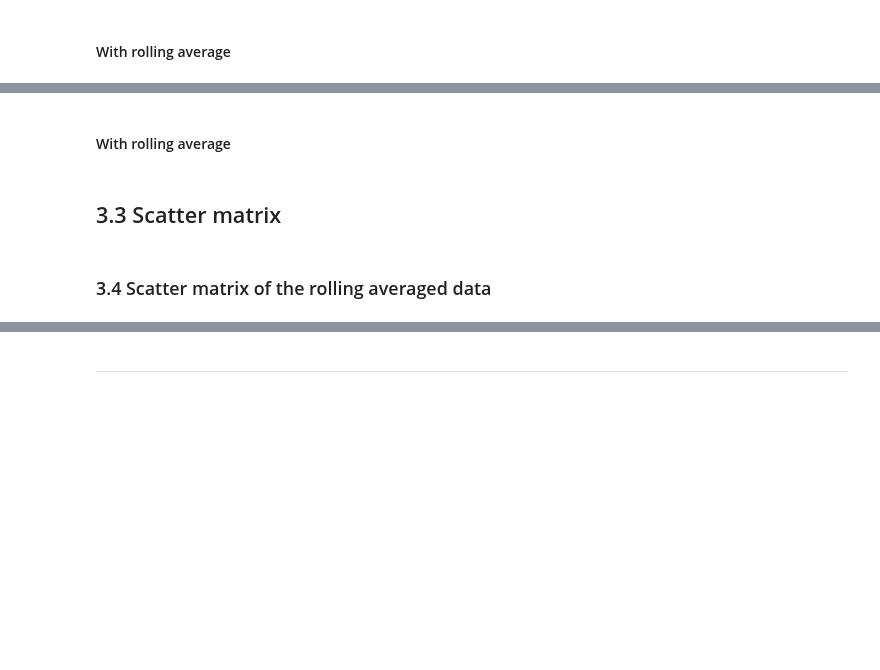
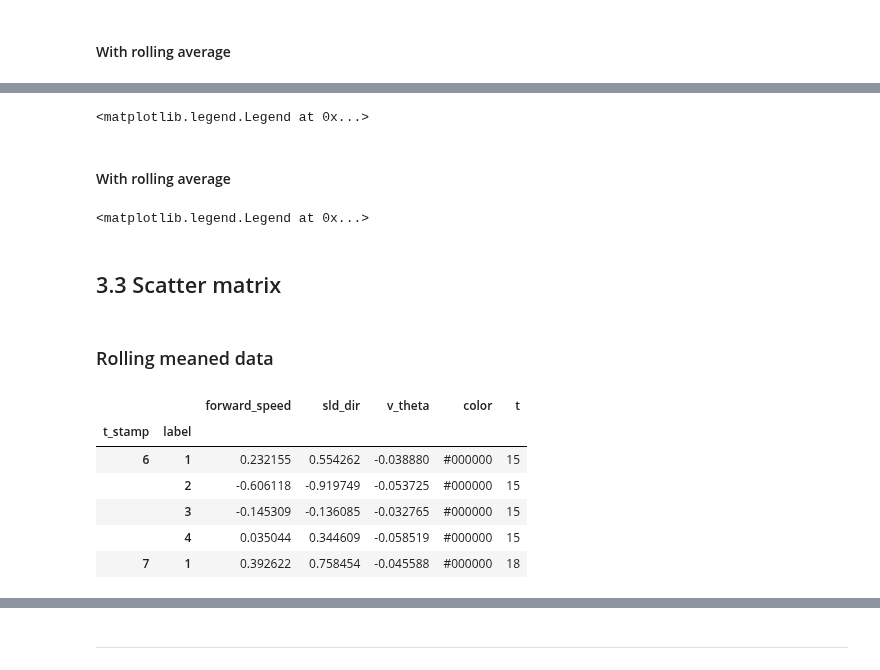
Before and after one commit to glyg/notebooks, a Jupyter notebook: cell-tracker/Multiple movies.ipynb, the cells around one changed output, grey strips where cells are left out. Cells and saved outputs as stored; diff of their text form; code cells hidden in the pictures; blank space fills up the shorter version.

```diff
--- a/cell-tracker/Multiple movies.ipynb
+++ b/cell-tracker/Multiple movies.ipynb
@@ -213,7 +230,8 @@ ax.legend(loc='center left', bbox_to_anchor=(1, 0.5))
 # %% [markdown]
 #### With rolling average
 # %%
-measure = 'dir_shift'
+for measure in interesting_cols:
+
 
 plt.figure(figsize=(12, 4))
 
@@ -226,11 +244,7 @@ for i, name in enumerate(interesting):
                                                     label=name, width=width, edgecolor='none')
 
 ax = plt.gca()
-ax.set_xlim(-1, 1)
+ax.set_xlim(*limits[measure])
 
-### legend outside
-# Shrink current axis by 30%
-box = ax.get_position()
-ax.set_position([box.x0, box.y0, box.width * 0.5, box.height])
-ax.set_title('Direction shift')
-ax.legend(loc='center left', bbox_to_anchor=(1, 0.5))
+ax.set_xlabel(labels[measure])
+ax.legend(loc='best')
@@ -241,11 +257,14 @@ fig, axes = plt.subplots(len(interesting_cols), 1, figsize=(6, 15))
 
 for name in interesting:
     for ax, measure in zip(axes.flat, interesting_cols):
-        rolling_meaned.loc[name].dropna()[measure].plot(kind='kde',
-                                                       c=rolling_meaned.loc[name]['color'].iloc[0],
-                                                       ax=ax)
+        measure_pools.loc[name].dropna()[measure].plot(kind='kde',
+                                                       c=cluster_colors[name],
+                                                       ax=ax, label=name, lw=2)
         ax.set_xlabel(labels[measure])
         ax.set_xlim(*limits[measure])
+ax.legend()
+# %% [output]
+<matplotlib.legend.Legend at 0x...>
 # %% [markdown]
 #### With rolling average
 # %%
@@ -254,10 +273,13 @@ fig, axes = plt.subplots(len(interesting_cols), 1, figsize=(6, 15))
 for name in interesting:
     for ax, measure in zip(axes.flat, interesting_cols):
         rolling_meaned.loc[name].dropna()[measure].plot(kind='kde',
-                                                       c=rolling_meaned.loc[name]['color'].iloc[0],
-                                                       ax=ax)
+                                                       c=cluster_colors[name],
+                                                       ax=ax, label=name, lw=2)
         ax.set_xlabel(labels[measure])
         ax.set_xlim(*limits[measure])
+ax.legend()
+# %% [output]
+<matplotlib.legend.Legend at 0x...>
 # %% [markdown]
 ## 3.3 Scatter matrix
 # %%
@@ -270,4 +293,4 @@ axes = scatter_matrix(measure_pools.loc[interesting][interesting_cols],
 plt.draw()
-# %% [markdown]
-### 3.4 Scatter matrix of the rolling averaged data
+# %% [markdown]
+### Rolling meaned data
 # %%
@@ -276,9 +300,10 @@ axes = scatter_matrix(rolling_meaned.loc[interesting], c=rolling_meaned.loc[inte
-# %%
-
-plt.figure(figsize=(12, 6))
-
-for name in interesting:
-    rolling_meaned.loc[name].dropna()['dir_shift'].plot(kind='kde',
-                                                        c=rolling_meaned.loc[name]['color'].iloc[0],
-                                                        label=name)
-plt.legend()
+# %%
+rolling_meaned.loc[name].dropna().head()
+# %% [output]
+|  |  | forward_speed | sld_dir | v_theta | color | t |
+| t_stamp | label |  |  |  |  |  |
+| 6 | 1 | 0.232155 | 0.554262 | -0.038880 | #000000 | 15 |
+|  | 2 | -0.606118 | -0.919749 | -0.053725 | #000000 | 15 |
+|  | 3 | -0.145309 | -0.136085 | -0.032765 | #000000 | 15 |
+|  | 4 | 0.035044 | 0.344609 | -0.058519 | #000000 | 15 |
+| 7 | 1 | 0.392622 | 0.758454 | -0.045588 | #000000 | 18 |
```
Also changed, not shown: parts of 23 cells of this notebook, 2 other files.
